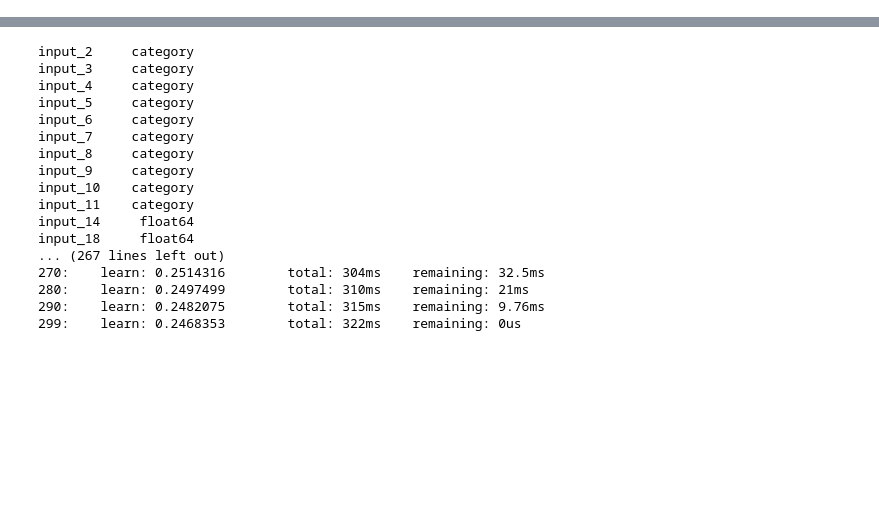
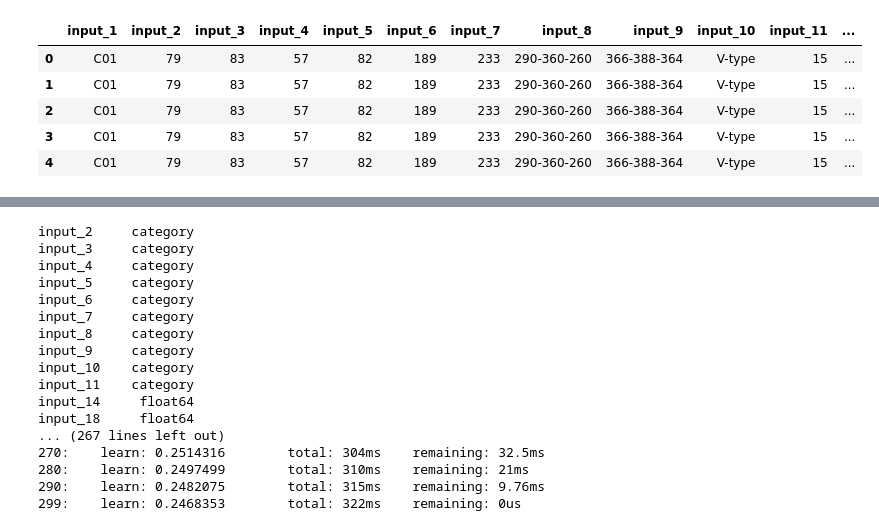
Before and after one commit to SmellingSalt/pythonQuickAndDirty, a Jupyter notebook: src/scripts/SmartEM/philipsRegression.ipynb, the cells around one changed output, grey strips where cells are left out. Cells and saved outputs as stored; diff of their text form; code cells hidden in the pictures; blank space fills up the shorter version.

```diff
--- a/src/scripts/SmartEM/philipsRegression.ipynb
+++ b/src/scripts/SmartEM/philipsRegression.ipynb
@@ -18,9 +21,17 @@ output_data = pd.read_csv(data_dir / "output.csv")
 # %%
 # input_data.nunique()
 # Drop columns with only one unique value
 input_data = input_data.loc[:, input_data.nunique() > 1]
-# input_data.nunique()
+input_data.nunique()
+input_data.head()
 # Number of rows in input_data and output_data
 # len(input_data), len(output_data)
+# %% [output]
+|  | input_1 | input_2 | input_3 | input_4 | input_5 | input_6 | input_7 | input_8 | input_9 | input_10 | input_11 | ... |
+| 0 | C01 | 79 | 83 | 57 | 82 | 189 | 233 | 290-360-260 | 366-388-364 | V-type | 15 | ... |
+| 1 | C01 | 79 | 83 | 57 | 82 | 189 | 233 | 290-360-260 | 366-388-364 | V-type | 15 | ... |
+| 2 | C01 | 79 | 83 | 57 | 82 | 189 | 233 | 290-360-260 | 366-388-364 | V-type | 15 | ... |
+| 3 | C01 | 79 | 83 | 57 | 82 | 189 | 233 | 290-360-260 | 366-388-364 | V-type | 15 | ... |
+| 4 | C01 | 79 | 83 | 57 | 82 | 189 | 233 | 290-360-260 | 366-388-364 | V-type | 15 | ... |
 # %%
 from sklearn.model_selection import train_test_split # Function to split data into training and testing sets
```
Also changed, not shown: parts of 6 cells of this notebook, 1 other file.
